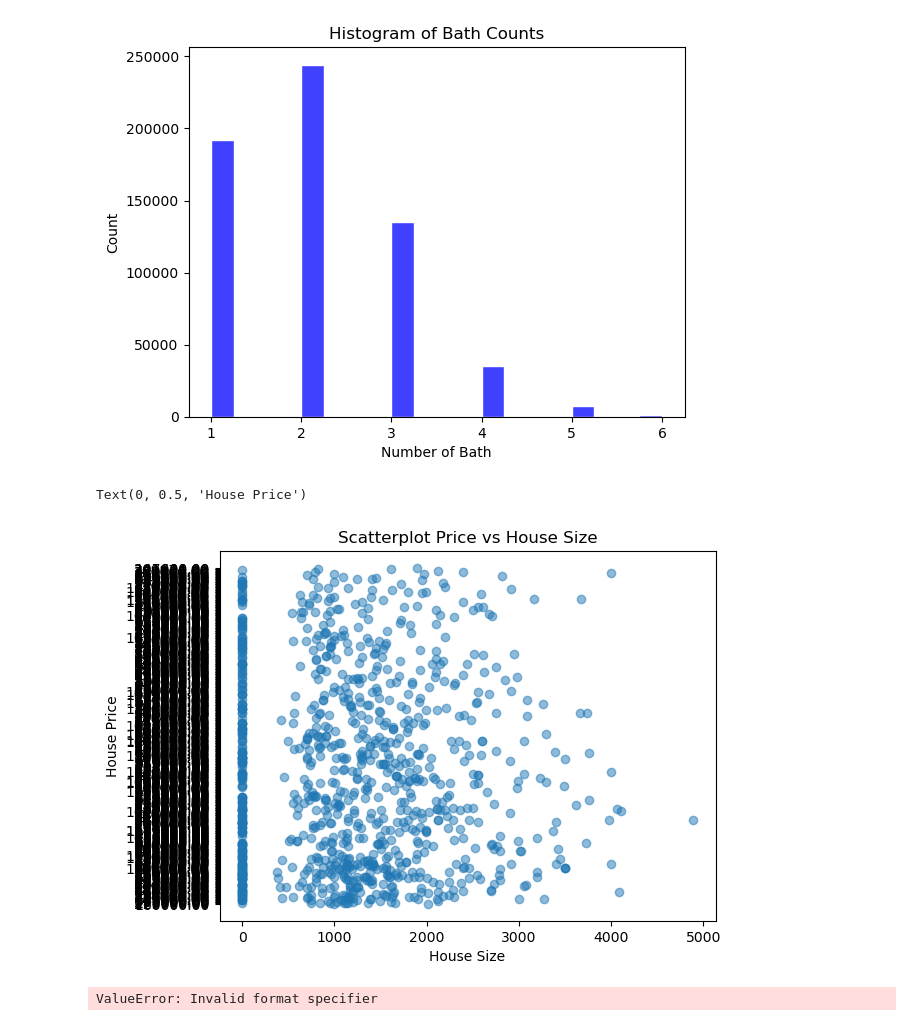
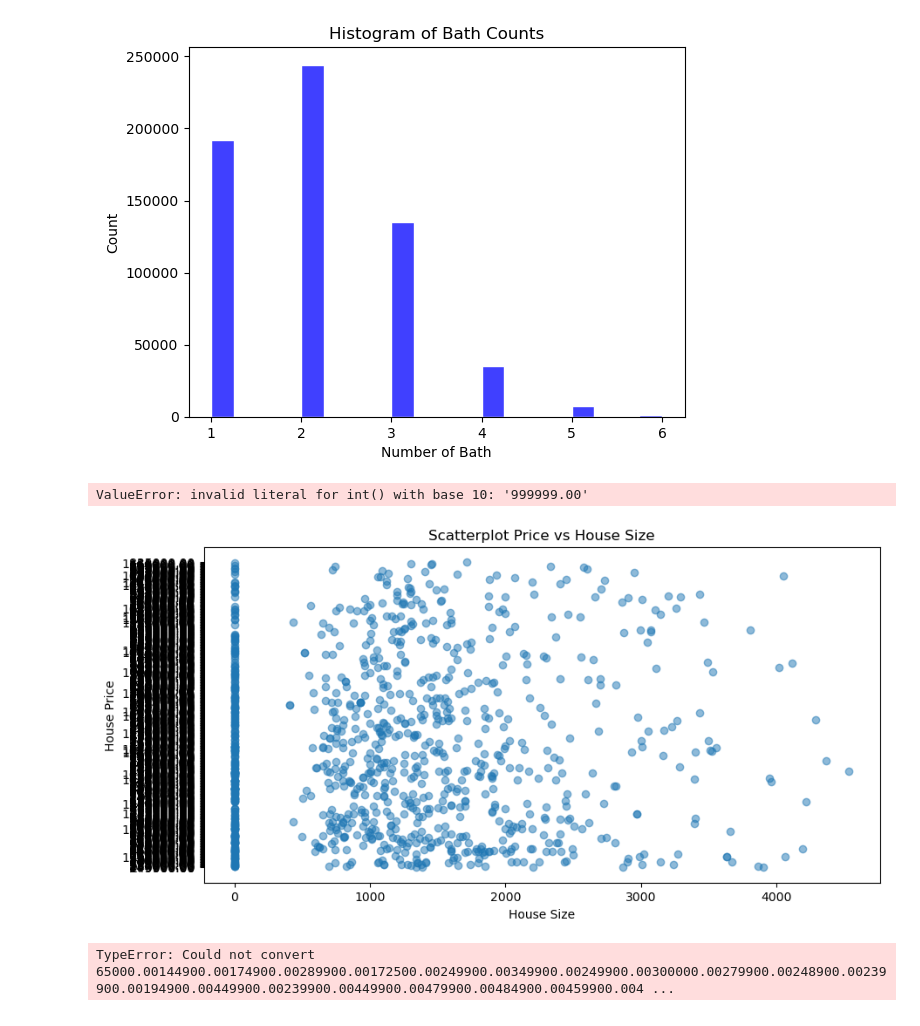
Before and after one commit to KimKarydas/House-Price-Prediction, a Jupyter notebook: US-real-estate.ipynb, the cells around one changed output. Drawn from its saved outputs; the diff is of its cells as text; code cells hidden in the pictures.

```diff
--- a/US-real-estate.ipynb
+++ b/US-real-estate.ipynb
@@ -230,5 +252,6 @@ ValueError: Invalid format specifier
 # %%
 #Set the display format for float values
-df_filtered['price'] = df_filtered['price'].apply(lambda x: '{:.2f}'.format(x))
-print(df_filtered['price'])
+df_filtered['price'] = df_filtered['price'].astype(int)
+
+df_filtered['price']
 # %% [output]
@@ -278,22 +299,25 @@ sample_df = df_filtered.sample(n=sample_size, replace = True)
 #Optionally, reset the index
 sample_df.reset_index(drop=True, inplace=True)
 # %%
+plt.figure(figsize=(10, 5))
+
 #Create a scatter plot
 plt.scatter(sample_df['house_size'], sample_df['price'], alpha=0.5)
 
 #Set title and labels
 plt.title('Scatterplot Price vs House Size')
 plt.xlabel('House Size')
 plt.ylabel('House Price')
+plt.yticks(range(0, int(max(sample_df['price']))+1, 50000))
 # %% [output]
-Text(0, 0.5, 'House Price')
+ValueError: invalid literal for int() with base 10: '999999.00'
-[figure, old version]
+[figure, new version]
 # %%
 #List average House price per satete
-average_house_price = df.groupby('state')['price'].mean().reset_index()
-print(average_house_price)
+average_house_price = df_filtered.groupby('state')['price'].mean().reset_index()
+average_house_price
 # %% [output]
-ValueError: Invalid format specifier
+TypeError: Could not convert 65000.00144900.00174900.00289900.00172500.00249900.00349900.00249900.00300000.00279900.00248900.00239900.00194900.00449900.00239900.00449900.00479900.00484900.00459900.004 ...
 # %%
 #List average House size per satete
 average_house_size = df.groupby('state')['house_size'].mean().reset_index()
```
Also changed, not shown: parts of 14 cells of this notebook.
